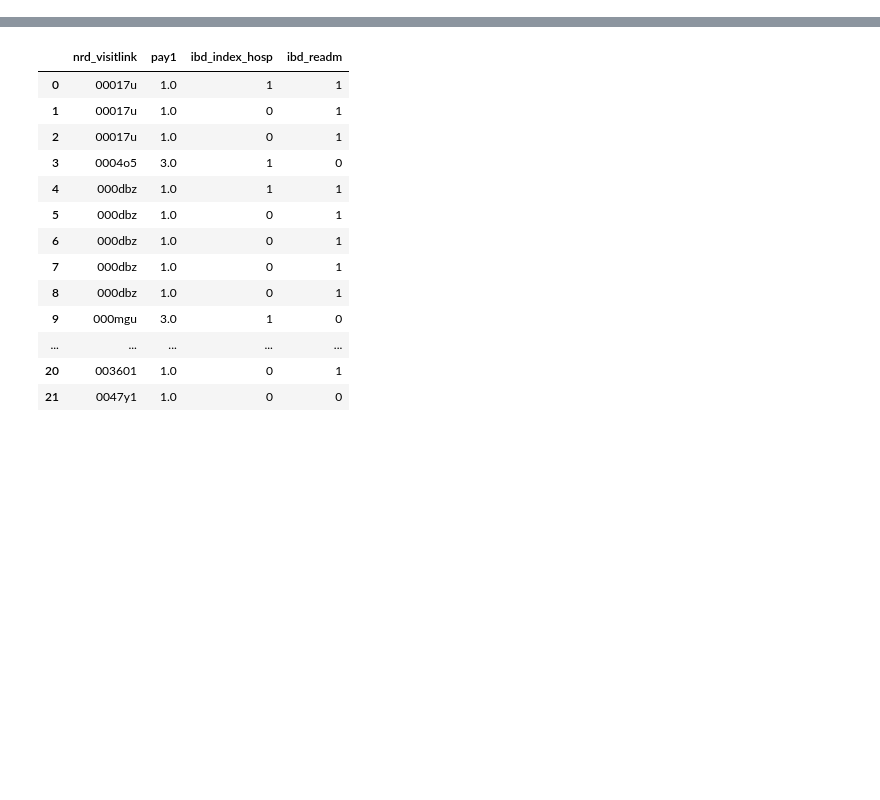
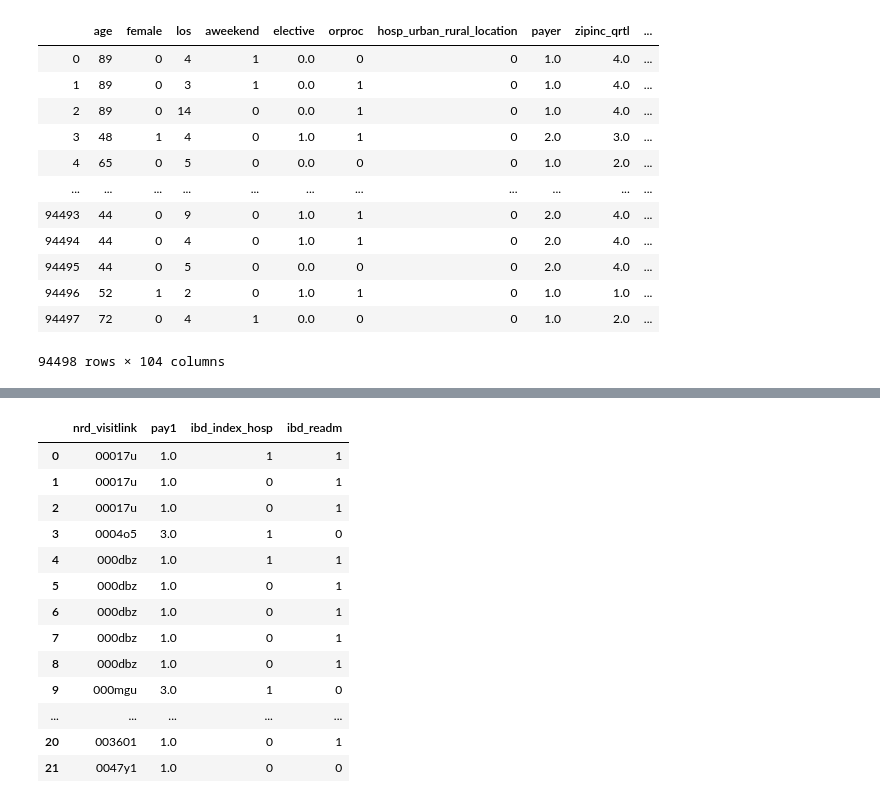
Before and after one commit to jgabunilas/IBD-final-project, a Jupyter notebook: NRD 2013 - machine learning.ipynb, the cells around one changed output, grey strips where cells are left out. Drawn from its saved outputs; the diff is of its cells as text; code cells hidden in the pictures; blank space fills up the shorter version.

```diff
--- a/NRD 2013 - machine learning.ipynb
+++ b/NRD 2013 - machine learning.ipynb
@@ -62,3 +173,19 @@ df.head(15)
+# %%
+df[features_lc]
+# %% [output]
+|  | age | female | los | aweekend | elective | orproc | hosp_urban_rural_location | payer | zipinc_qrtl | ... |
+| 0 | 89 | 0 | 4 | 1 | 0.0 | 0 | 0 | 1.0 | 4.0 | ... |
+| 1 | 89 | 0 | 3 | 1 | 0.0 | 1 | 0 | 1.0 | 4.0 | ... |
+| 2 | 89 | 0 | 14 | 0 | 0.0 | 1 | 0 | 1.0 | 4.0 | ... |
+| 3 | 48 | 1 | 4 | 0 | 1.0 | 1 | 0 | 2.0 | 3.0 | ... |
+| 4 | 65 | 0 | 5 | 0 | 0.0 | 0 | 0 | 1.0 | 2.0 | ... |
+| ... | ... | ... | ... | ... | ... | ... | ... | ... | ... | ... |
+| 94493 | 44 | 0 | 9 | 0 | 1.0 | 1 | 0 | 2.0 | 4.0 | ... |
+| 94494 | 44 | 0 | 4 | 0 | 1.0 | 1 | 0 | 2.0 | 4.0 | ... |
+| 94495 | 44 | 0 | 5 | 0 | 0.0 | 0 | 0 | 2.0 | 4.0 | ... |
+| 94496 | 52 | 1 | 2 | 0 | 1.0 | 1 | 0 | 1.0 | 1.0 | ... |
+| 94497 | 72 | 0 | 4 | 1 | 0.0 | 0 | 0 | 1.0 | 2.0 | ... |
+94498 rows × 104 columns
 # %%
 # Make a copy of the dataframe
 df_copy = df.copy()
```
Also changed, not shown: parts of 26 cells of this notebook, 2 other files.
